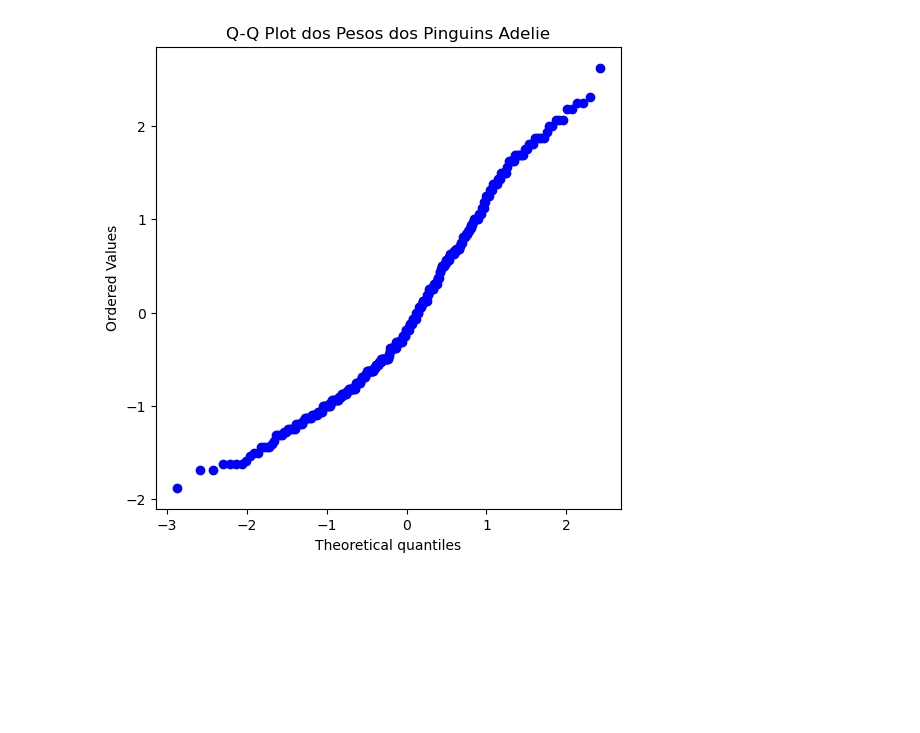
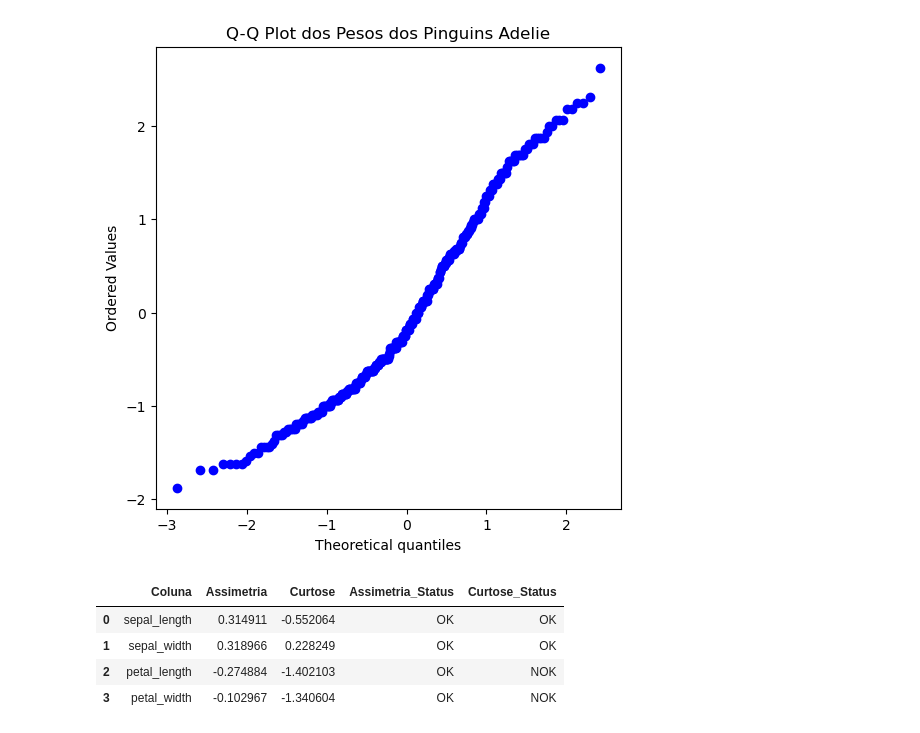
Before and after one commit to fallgayer/Fallgayer, a Jupyter notebook: ____Normalidade dos dados e sua Importancia.ipynb, the cells around one changed output. Cells and saved outputs as stored; diff of their text form; code cells hidden in the pictures; blank space fills up the shorter version.

```diff
--- a/____Normalidade dos dados e sua Importancia.ipynb
+++ b/____Normalidade dos dados e sua Importancia.ipynb
@@ -585,3 +618,41 @@ plt.show()
 # %% [output]
 [figure]
 [figure]
+# %%
+def avaliar_normalidade(df):
+    resultados = []
+
+    # Iterar sobre cada coluna do DataFrame
+    for coluna in df.select_dtypes(include='number').columns:
+        skewness = df[coluna].skew()
+        kurtosis = df[coluna].kurtosis()
+
+        # Avaliar se a assimetria está dentro do intervalo esperado
+        if -0.5 <= skewness <= 0.5:
+            skewness_status = "OK"
+        else:
+            skewness_status = "NOK"
+
+        # Avaliar se a curtose está dentro do intervalo esperado
+        if -1 <= kurtosis <= 1:
+            kurtosis_status = "OK"
+        else:
+            kurtosis_status = "NOK"
+
+        resultados.append({
+            'Coluna': coluna,
+            'Assimetria': skewness,
+            'Curtose': kurtosis,
+            'Assimetria_Status': skewness_status,
+            'Curtose_Status': kurtosis_status
+        })
+
+    return pd.DataFrame(resultados)
+# %%
+avaliar_normalidade(df)
+# %% [output]
+|  | Coluna | Assimetria | Curtose | Assimetria_Status | Curtose_Status |
+| 0 | sepal_length | 0.314911 | -0.552064 | OK | OK |
+| 1 | sepal_width | 0.318966 | 0.228249 | OK | OK |
+| 2 | petal_length | -0.274884 | -1.402103 | OK | NOK |
+| 3 | petal_width | -0.102967 | -1.340604 | OK | NOK |
```
Also changed, not shown: parts of 1 cell of this notebook.
